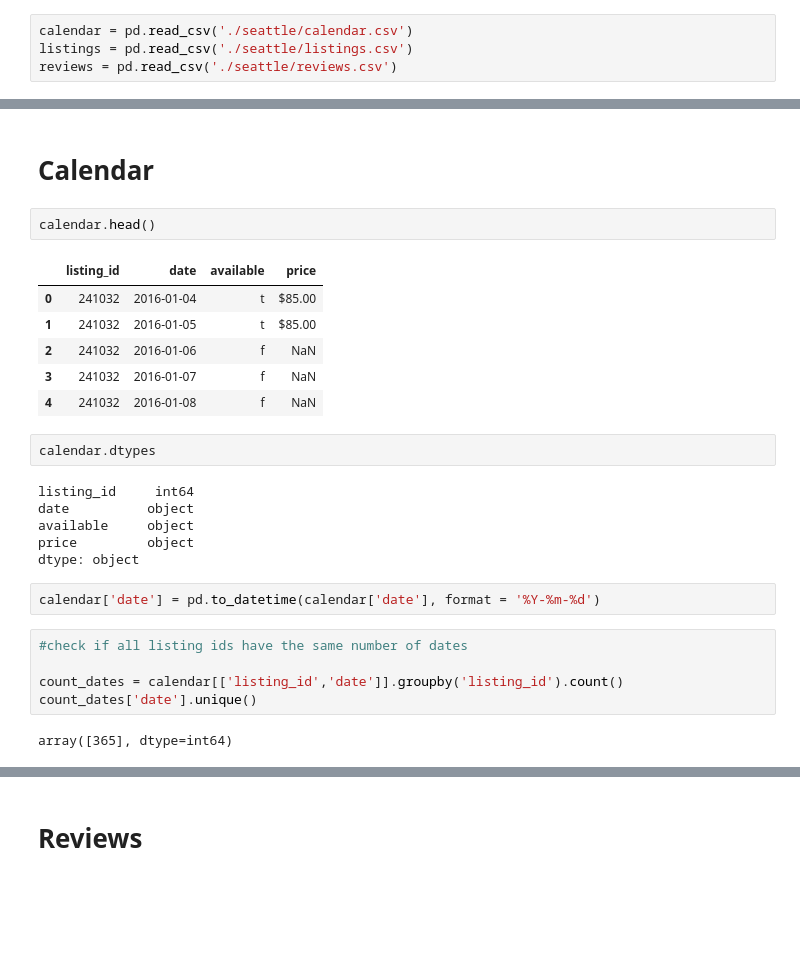
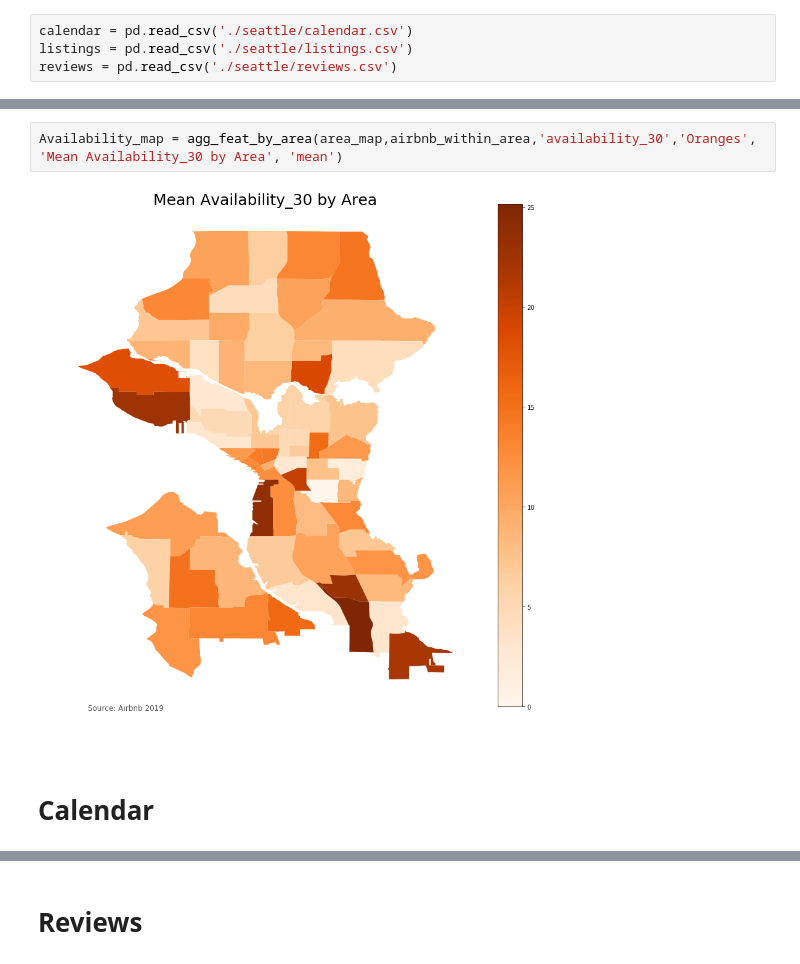
Before and after one commit to alexcbfa/AIRBNB, a Jupyter notebook: Exploratory Analysis.ipynb, the cells around one changed output, grey strips where cells are left out. Saved outputs shown, nothing was run; the diff lists cells and outputs as text; blank space fills up the shorter version.

```diff
--- a/Exploratory Analysis.ipynb
+++ b/Exploratory Analysis.ipynb
@@ -11,28 +85,6 @@ reviews = pd.read_csv('./seattle/reviews.csv')
+# %%
+Availability_map = agg_feat_by_area(area_map,airbnb_within_area,'availability_30','Oranges', 'Mean Availability_30 by Area', 'mean')
+# %% [output]
+[figure, added]
 # %% [markdown]
 # Calendar
-# %%
-calendar.head()
-# %% [output]
-|  | listing_id | date | available | price |
-| 0 | 241032 | 2016-01-04 | t | $85.00 |
-| 1 | 241032 | 2016-01-05 | t | $85.00 |
-| 2 | 241032 | 2016-01-06 | f | NaN |
-| 3 | 241032 | 2016-01-07 | f | NaN |
-| 4 | 241032 | 2016-01-08 | f | NaN |
-# %%
-calendar.dtypes
-# %% [output]
-listing_id     int64
-date          object
-available     object
-price         object
-dtype: object
-# %%
-calendar['date'] = pd.to_datetime(calendar['date'], format = '%Y-%m-%d')
-# %%
-#check if all listing ids have the same number of dates
-
-count_dates = calendar[['listing_id','date']].groupby('listing_id').count()
-count_dates['date'].unique()
-# %% [output]
-array([365], dtype=int64)
```
Also changed, not shown: parts of 22 cells of this notebook, 23 other files.
